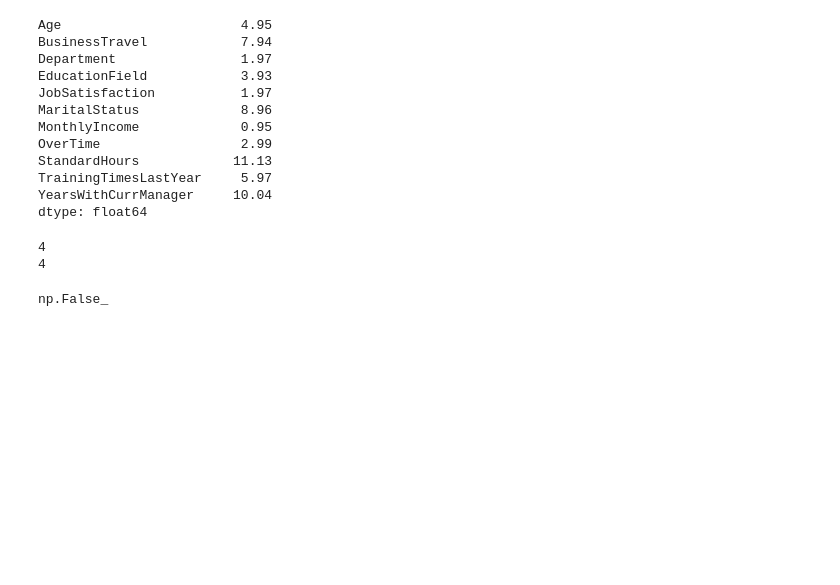
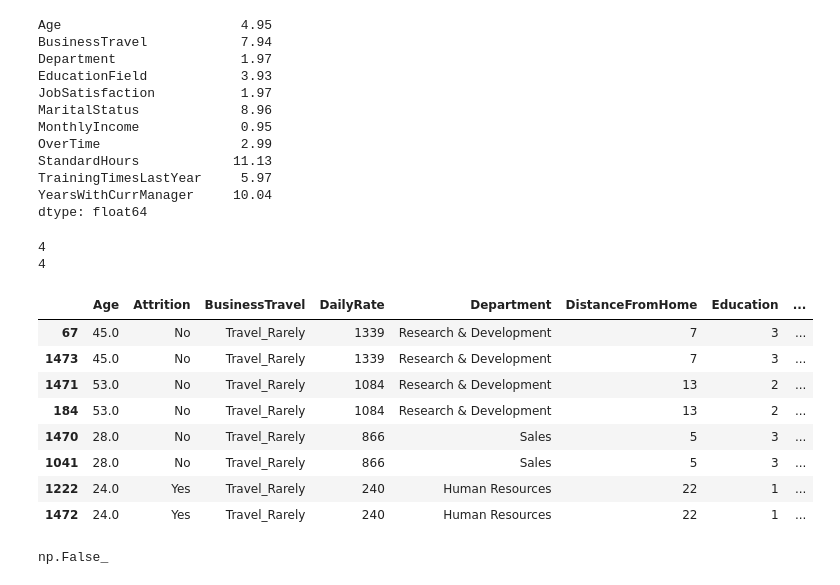
Before and after one commit to Adalab/project-da-promo-67-modulo-3-team-2, a Jupyter notebook: EDA_transformacion_limpieza.ipynb, the cells around one changed output. Saved outputs shown, nothing was run; the diff lists cells and outputs as text; code cells hidden in the pictures; blank space fills up the shorter version.

```diff
--- a/EDA_transformacion_limpieza.ipynb
+++ b/EDA_transformacion_limpieza.ipynb
@@ -87,6 +87,20 @@ print(df['EmployeeNumber'].duplicated().sum())
 # %% [output]
 4
 4
+# %%
+# Mostramos las filas con EmployeeNumber duplicado
+# y las ordenamos por EmployeeNumber para ver juntas las repeticiones.
+df[df['EmployeeNumber'].duplicated(keep=False)].sort_values('EmployeeNumber')
+# %% [output]
+|  | Age | Attrition | BusinessTravel | DailyRate | Department | DistanceFromHome | Education | ... |
+| 67 | 45.0 | No | Travel_Rarely | 1339 | Research & Development | 7 | 3 | ... |
+| 1473 | 45.0 | No | Travel_Rarely | 1339 | Research & Development | 7 | 3 | ... |
+| 1471 | 53.0 | No | Travel_Rarely | 1084 | Research & Development | 13 | 2 | ... |
+| 184 | 53.0 | No | Travel_Rarely | 1084 | Research & Development | 13 | 2 | ... |
+| 1470 | 28.0 | No | Travel_Rarely | 866 | Sales | 5 | 3 | ... |
+| 1041 | 28.0 | No | Travel_Rarely | 866 | Sales | 5 | 3 | ... |
+| 1222 | 24.0 | Yes | Travel_Rarely | 240 | Human Resources | 22 | 1 | ... |
+| 1472 | 24.0 | Yes | Travel_Rarely | 240 | Human Resources | 22 | 1 | ... |
 # %%
 # Se verifica si hay negativos en las columnas
 (df.select_dtypes(include='number') < 0).any().any()
```
Also changed, not shown: parts of 5 cells of this notebook.
